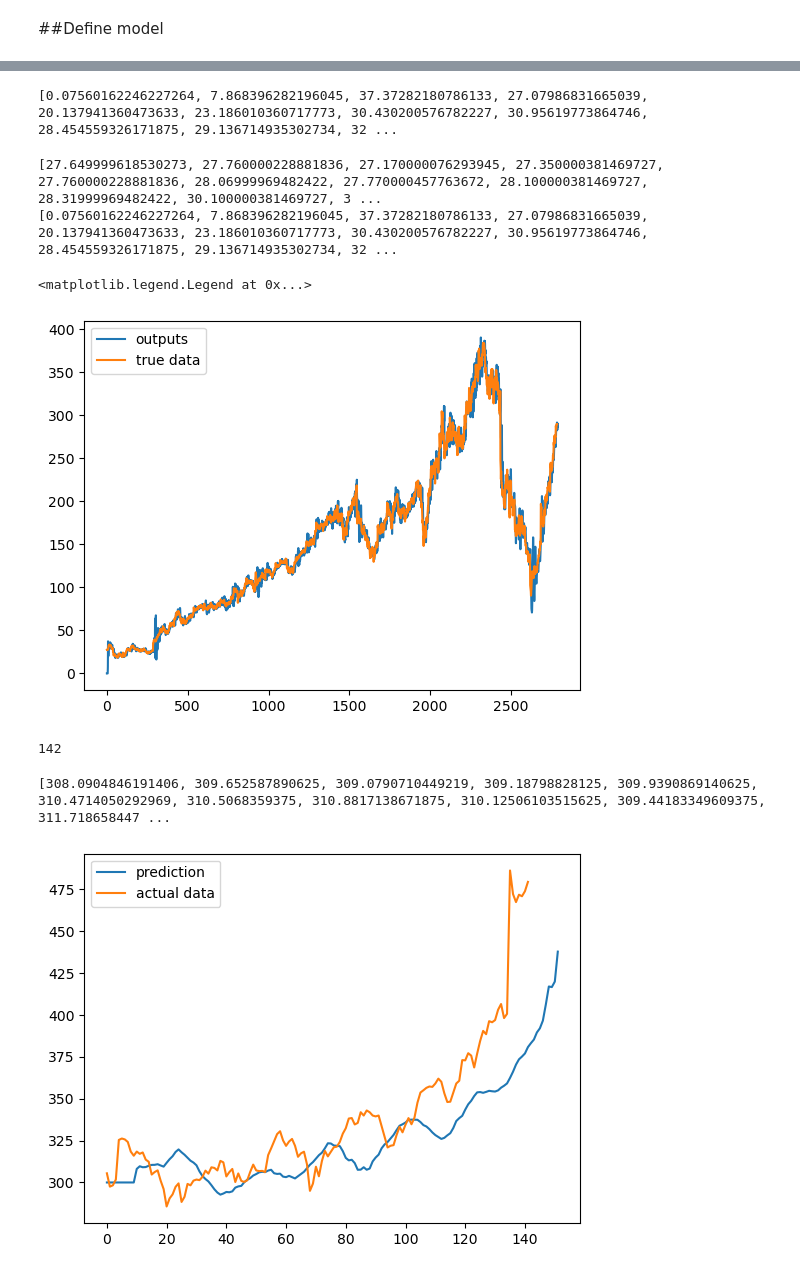
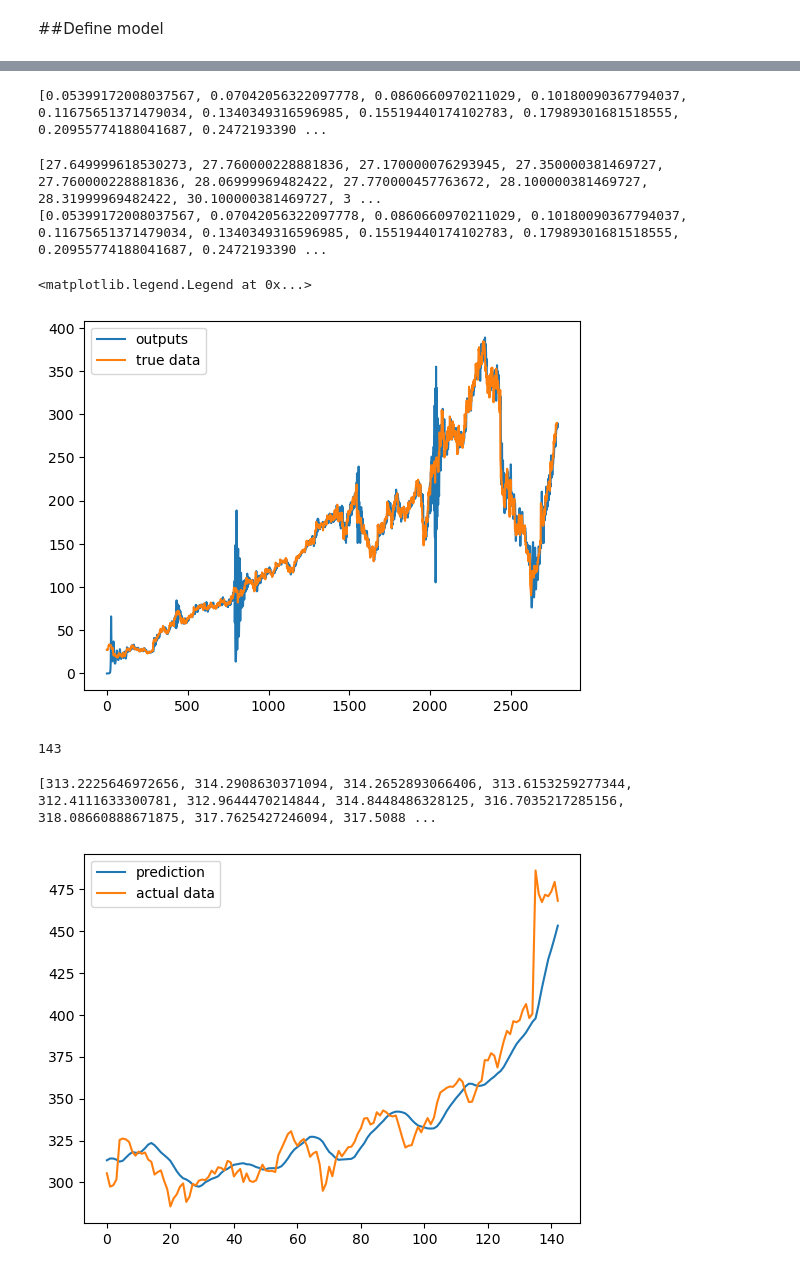
Before and after one commit to Matfolkarn/stock-price-prediction-neural-network, a Jupyter notebook: N-beats-test.ipynb, the cells around one changed output, grey strips where cells are left out. Saved outputs shown, nothing was run; the diff lists cells and outputs as text; code cells hidden in the pictures.

Commit message:
N-beats stacks added

```diff
--- a/N-beats-test.ipynb
+++ b/N-beats-test.ipynb
@@ -15,6 +15,7 @@ forecast_length = 5
 hidden_units = 128
 num_blocks = 4
 num_layers = 4
+num_stacks = 4
 # %%
 import torch
 import torch.nn as nn
@@ -65,14 +66,42 @@ class NbeatsStack(nn.Module):
         backcasts = []
         forecasts = []
         for block in self.blocks:
+
             backcast, forecast = block(x)
             backcasts.append(backcast.unsqueeze(1))
             forecasts.append(forecast.unsqueeze(1))
             x = torch.cat([x.squeeze(), backcast.unsqueeze(1).squeeze()], dim=0)
 
+
             backcasts = torch.cat(backcasts, dim=1)
             forecasts = torch.cat(forecasts, dim=1)
             return backcasts, forecasts
+
+class Nbeat(nn.Module):
+    def __init__(self,
+                 input_size: int,
+                 backcast_length: int,
+                 forecast_length: int,
+                 hidden_units: int,
+                 hidden_layers: int,
+                 num_blocks: int,
+                 num_stacks: int
+                 ):
+        super(Nbeat, self).__init__()
+
+
+        self.stacks = nn.ModuleList([NbeatsStack(input_size, backcast_length, forecast_length, hidden_units, hidden_layers, num_blocks) for _ in range(num_stacks)])
+
+    def forward(self, x):
+        backcasts = []
+        forecasts = []
+        for stack in self.stacks:
+            backcast, forecast = stack(x)
+            forecasts.append(forecast.squeeze())
+            x = backcast.squeeze()
+        print("forecasts", forecasts)
+        fc = torch.mean(torch.stack(forecasts), dim=0)
+        return backcast, fc
 # %% [markdown]
 ##Get Data
 # %%
@@ -144,15 +173,16 @@ print(y_test)
 # %% [markdown]
 ##Define model
 # %%
-model = NbeatsStack(input_size,
+model = Nbeat(input_size,
                     backcast_length,
                     forecast_length,
                     hidden_units,
                     num_layers,
-                    num_blocks)
+                    num_blocks,
+                    num_stacks)
 
 print(model)
 
 criterion = nn.MSELoss()
-optimizer = optim.Adam(model.parameters(), lr = 0.01)
+optimizer = optim.Adam(model.parameters(), lr = 0.001)
 # %% [output]
@@ -194,7 +231,7 @@ for epoch in range(num_epochs):
 # %%
 print(train_outputs)
 # %% [output]
-[0.07560162246227264, 7.868396282196045, 37.37282180786133, 27.07986831665039, 20.137941360473633, 23.186010360717773, 30.430200576782227, 30.95619773864746, 28.454559326171875, 29.136714935302734, 32 ...
+[0.05399172008037567, 0.07042056322097778, 0.0860660970211029, 0.10180090367794037, 0.11675651371479034, 0.1340349316596985, 0.15519440174102783, 0.17989301681518555, 0.20955774188041687, 0.2472193390 ...
 # %%
 ### PLOT TRAIN DATA
 
@@ -217,14 +254,14 @@ plt.plot(yyy, label="true data")
 plt.legend()
 # %% [output]
 [27.649999618530273, 27.760000228881836, 27.170000076293945, 27.350000381469727, 27.760000228881836, 28.06999969482422, 27.770000457763672, 28.100000381469727, 28.31999969482422, 30.100000381469727, 3 ...
-[0.07560162246227264, 7.868396282196045, 37.37282180786133, 27.07986831665039, 20.137941360473633, 23.186010360717773, 30.430200576782227, 30.95619773864746, 28.454559326171875, 29.136714935302734, 32 ...
+[0.05399172008037567, 0.07042056322097778, 0.0860660970211029, 0.10180090367794037, 0.11675651371479034, 0.1340349316596985, 0.15519440174102783, 0.17989301681518555, 0.20955774188041687, 0.2472193390 ...
 <matplotlib.legend.Legend at 0x...>
-[figure, old version]
+[figure, new version]
 # %%
 ##Eval
 outputs = []
 
-outputs.append()
+
 model.eval()
 
 with torch.no_grad():
@@ -246,16 +283,16 @@ with torch.no_grad():
 yyy_test = [x[0] for x in y_test]
 print(len(yyy_test))
 # %% [output]
-142
+143
 # %%
 
-plt.plot([300,300,300,300,300, 300,300,300,300,300] +outputs, label = "prediction")
+plt.plot( outputs, label = "prediction")
 plt.plot(yyy_test, label="actual data")
 plt.legend()
 print(outputs)
 # %% [output]
-[308.0904846191406, 309.652587890625, 309.0790710449219, 309.18798828125, 309.9390869140625, 310.4714050292969, 310.5068359375, 310.8817138671875, 310.12506103515625, 309.44183349609375, 311.718658447 ...
+[313.2225646972656, 314.2908630371094, 314.2652893066406, 313.6153259277344, 312.4111633300781, 312.9644470214844, 314.8448486328125, 316.7035217285156, 318.08660888671875, 317.7625427246094, 317.5088 ...
-[figure, old version]
+[figure, new version]
 # %%
 ##Synthetic data
 import matplotlib.pyplot as plt
```
Also changed, not shown: parts of 4 cells of this notebook.
